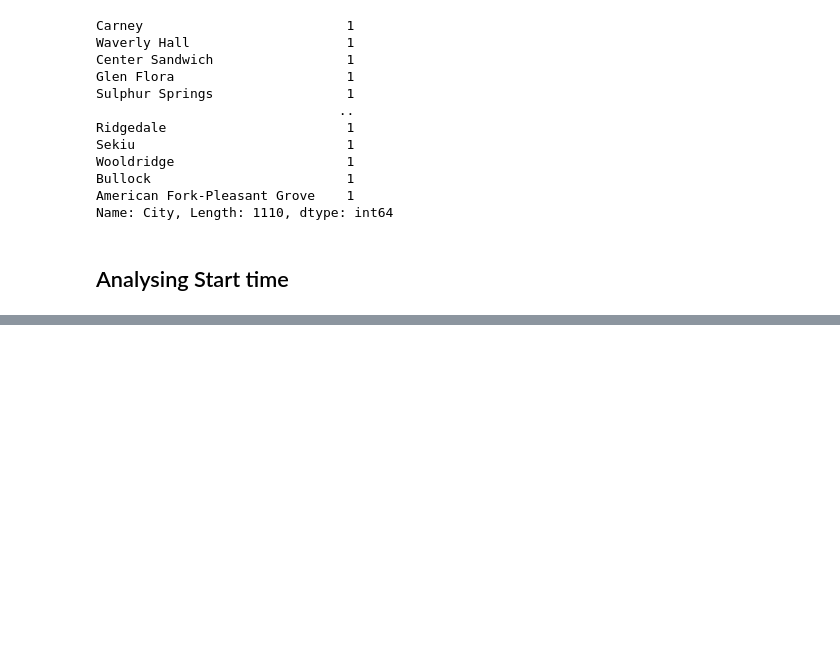
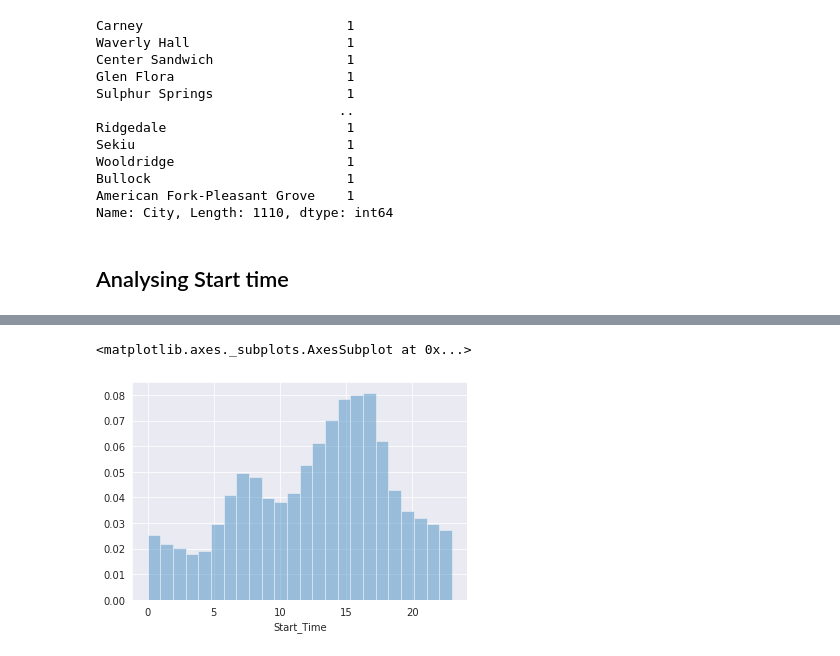
Before and after one commit to nehamawa/usaccidents, a Jupyter notebook: usaccidentseda.ipynb, the cells around one changed output, grey strips where cells are left out. Cells and saved outputs as stored; diff of their text form; code cells hidden in the pictures; blank space fills up the shorter version.

```diff
--- a/usaccidentseda.ipynb
+++ b/usaccidentseda.ipynb
@@ -431,0 +492,5 @@ Name: City, Length: 1110, dtype: int64
+# %%
+sns.distplot(df.Start_Time.dt.hour, bins=24, kde=False, norm_hist=True)
+# %% [output]
+<matplotlib.axes._subplots.AxesSubplot at 0x...>
+[figure, added]
```
Also changed, not shown: parts of 44 cells of this notebook.
